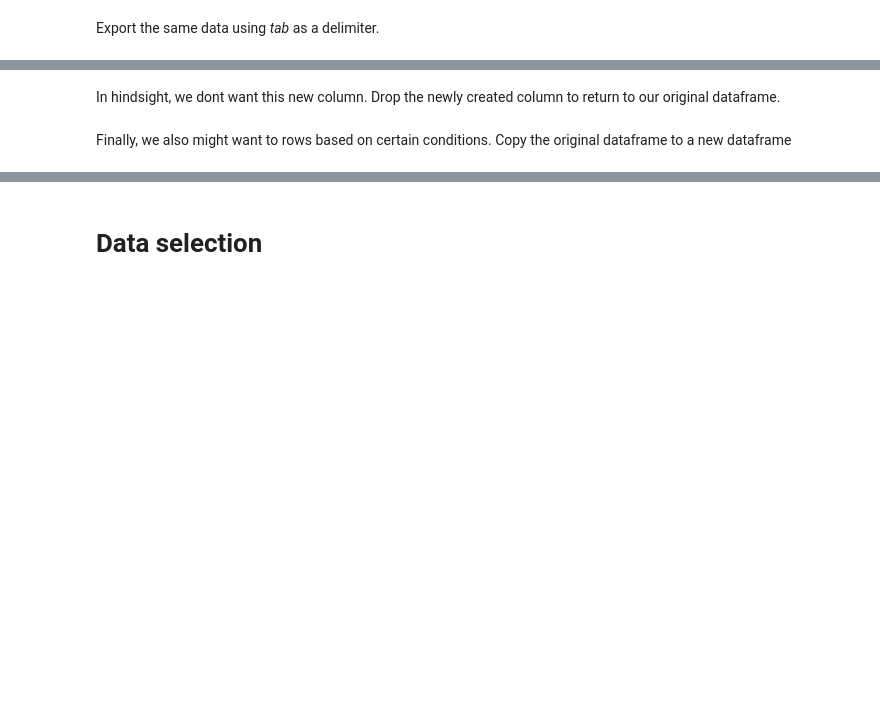
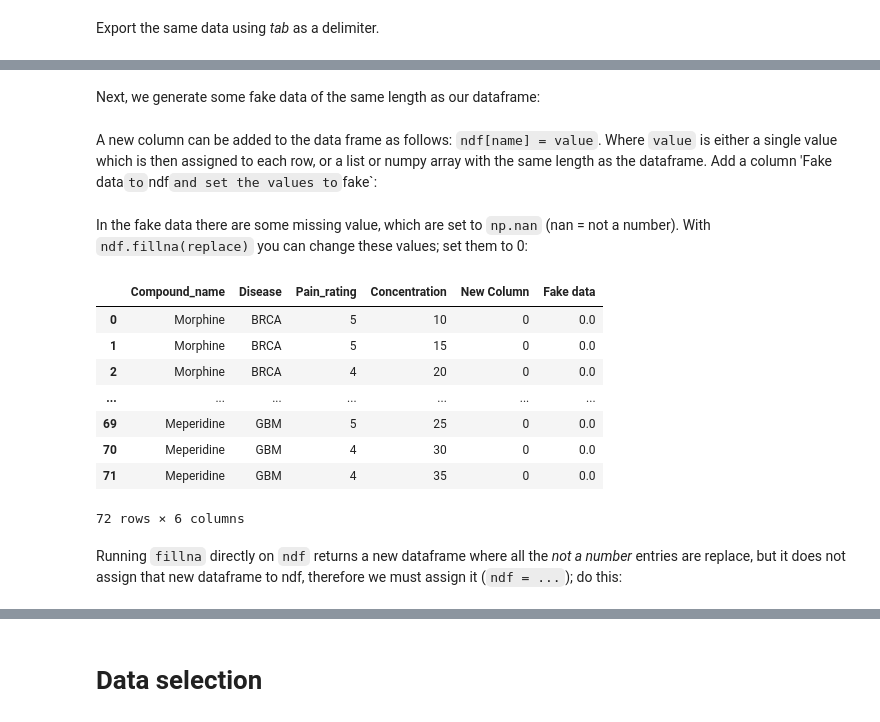
Before and after one commit to lacdr-tox/basic-programming-in-drug-discovery, a Jupyter notebook: python/exercises/3. Working with Pandas DataFrames.ipynb, the cells around one changed output, grey strips where cells are left out. Cells and saved outputs as stored; diff of their text form; code cells hidden in the pictures; blank space fills up the shorter version.

```diff
--- a/python/exercises/3. Working with Pandas DataFrames.ipynb
+++ b/python/exercises/3. Working with Pandas DataFrames.ipynb
@@ -56,2 +79,0 @@ Sometimes you will have to manually curate your dataframe for things that did no
-# %%
-df['New Column '] = 'np.nan'
@@ -64,4 +84,27 @@ Something else that is possible is to replace any missing values, such as not a
+# %%
+ndf = df.copy()
+# %% [markdown]
+Next, we generate some fake data of the same length as our dataframe:
+# %%
+fake = np.zeros(len(ndf))
+fake[10] = np.nan
+fake[20] = -1
+fake[30] = np.nan
+# %% [markdown]
+A new column can be added to the data frame as follows: `ndf[name] = value`. Where `value` is either a single value  which is then assigned to each row, or a list or numpy array with the same length as the dataframe. Add a column 'Fake data` to `ndf` and set the values to `fake`:
+# %%
+ndf['Fake data'] = fake
+# %% [markdown]
+In the fake data there are some missing value, which are set to `np.nan` (nan = not a number). With `ndf.fillna(replace)` you can change these values; set them to 0:
 # %%
-df.fillna(0)
+ndf.fillna(0)
+# %% [output]
+|  | Compound_name | Disease | Pain_rating | Concentration | New Column | Fake data |
+| 0 | Morphine | BRCA | 5 | 10 | 0 | 0.0 |
+| 1 | Morphine | BRCA | 5 | 15 | 0 | 0.0 |
+| 2 | Morphine | BRCA | 4 | 20 | 0 | 0.0 |
+| ... | ... | ... | ... | ... | ... | ... |
+| 69 | Meperidine | GBM | 5 | 25 | 0 | 0.0 |
+| 70 | Meperidine | GBM | 4 | 30 | 0 | 0.0 |
+| 71 | Meperidine | GBM | 4 | 35 | 0 | 0.0 |
+72 rows × 6 columns
-# %% [markdown]
-In hindsight, we dont want this new column. Drop the newly created column to return to our original dataframe.
@@ -70,2 +110,0 @@ df.drop(['New Column'],axis=1)
-# %% [markdown]
-Finally, we also might want to rows based on certain conditions. Copy the original dataframe to a new dataframe
@@ -75,0 +111,2 @@ df_copy = df_copy.drop("Oxycodone", axis=0)
+# %% [markdown]
+Running `fillna` directly on `ndf` returns a new dataframe where all the *not a number* entries are replace, but it does not assign that new dataframe to ndf, therefore we must assign it (`ndf = ...`); do this:
```
Also changed, not shown: parts of 28 cells of this notebook.
